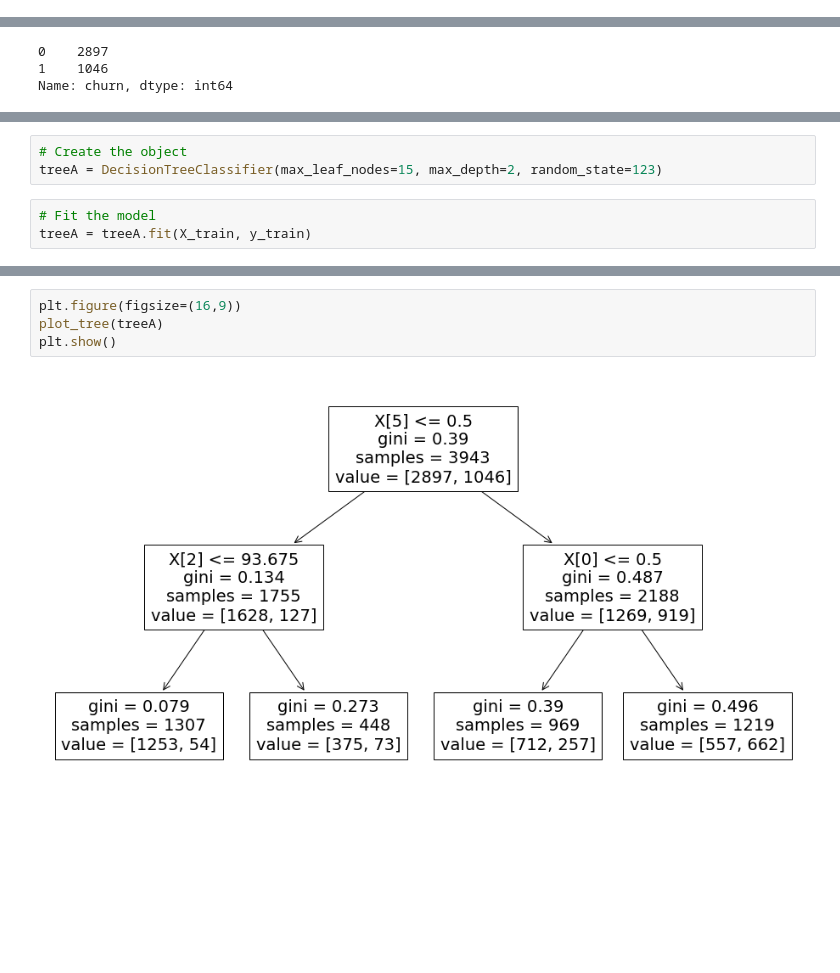
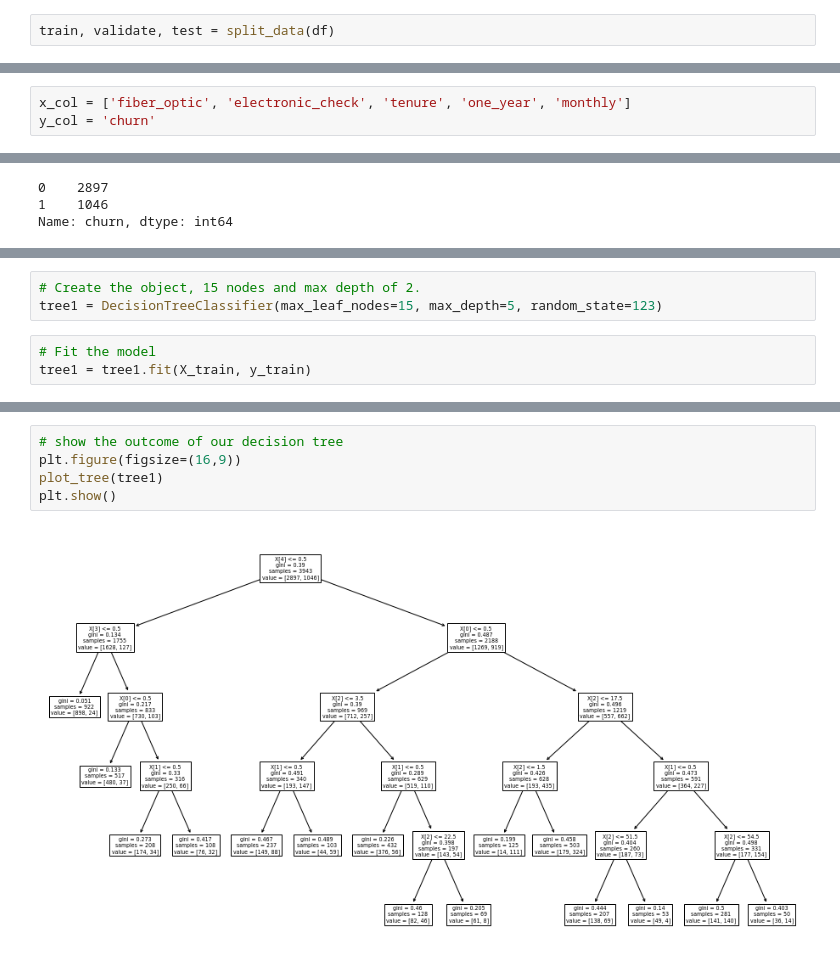
Before and after one commit to chriseverts/Telco_Classification_Project, a Jupyter notebook: model_book.ipynb, the cells around one changed output, grey strips where cells are left out. Saved outputs shown, nothing was run; the diff lists cells and outputs as text; blank space fills up the shorter version.

```diff
--- a/model_book.ipynb
+++ b/model_book.ipynb
@@ -35,0 +63,2 @@ y_col = 'churn'
+# %%
+train, validate, test = split_data(df)
@@ -36,3 +93,6 @@ y_col = 'churn'
+# %%
+x_col = ['fiber_optic', 'electronic_check', 'tenure', 'one_year', 'monthly']
+y_col = 'churn'
 # %%
 train.shape, validate.shape, test.shape
 # %% [output]
@@ -76,7 +144,7 @@ round(accuracy_score(train.churn, train.baseline_prediction),2)
 # %%
-# Create the object
-treeA = DecisionTreeClassifier(max_leaf_nodes=15, max_depth=2, random_state=123)
+# Create the object, 15 nodes and max depth of 2.
+tree1 = DecisionTreeClassifier(max_leaf_nodes=15, max_depth=5, random_state=123)
 # %%
 # Fit the model
-treeA = treeA.fit(X_train, y_train)
+tree1 = tree1.fit(X_train, y_train)
 # %%
@@ -88,6 +158,7 @@ validate score: 75.28%
 # %%
+# show the outcome of our decision tree
 plt.figure(figsize=(16,9))
-plot_tree(treeA)
+plot_tree(tree1)
 plt.show()
 # %% [output]
-[figure, old version]
+[figure, new version]
```
Also changed, not shown: parts of 31 cells of this notebook, 4 other files.
